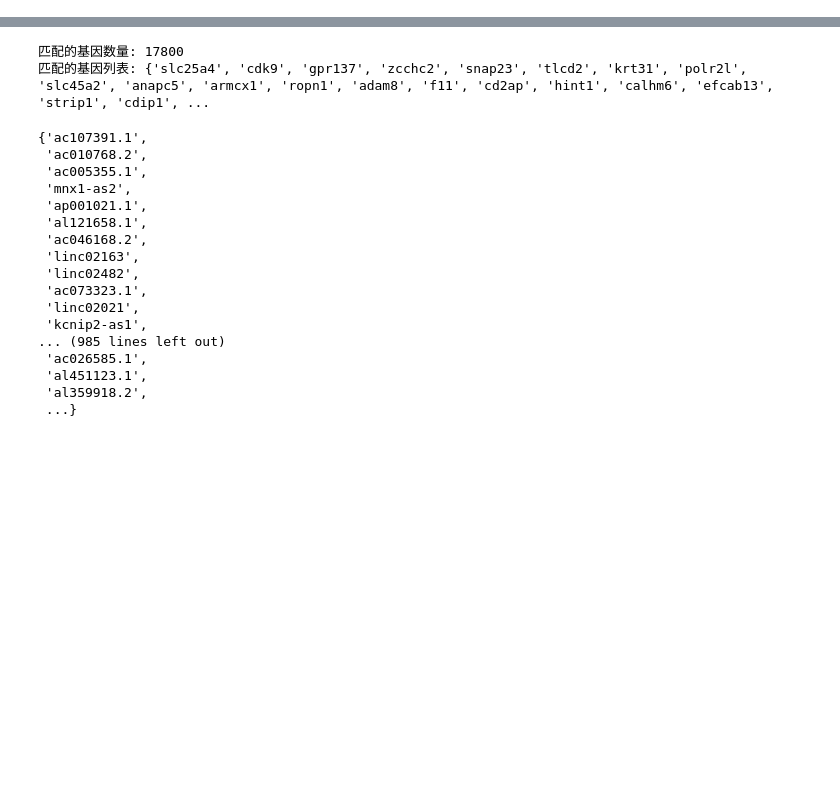
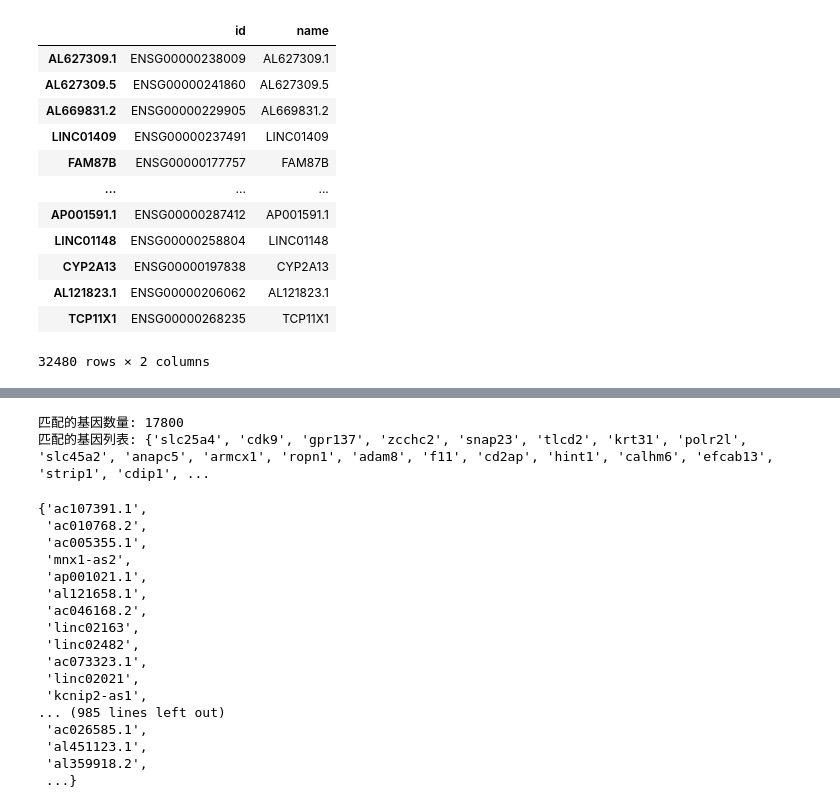
Before and after one commit to HenryLau7/ssl_refactor, a Jupyter notebook: GEX_human_neocortex_random_mask_finetune_full.ipynb, the cells around one changed output, grey strips where cells are left out. Saved outputs shown, nothing was run; the diff lists cells and outputs as text; code cells hidden in the pictures; blank space fills up the shorter version.

```diff
--- a/GEX_human_neocortex_random_mask_finetune_full.ipynb
+++ b/GEX_human_neocortex_random_mask_finetune_full.ipynb
@@ -38,3 +38,19 @@ estim.model = MLPAutoEncoder.load_from_checkpoint(
     masking_strategy="random",  # 假设模型使用了随机掩码
     masking_rate=0.5,  # 根据需要调整
 )
+# %%
+adata.var
+# %% [output]
+|  | id | name |
+| AL627309.1 | ENSG00000238009 | AL627309.1 |
+| AL627309.5 | ENSG00000241860 | AL627309.5 |
+| AL669831.2 | ENSG00000229905 | AL669831.2 |
+| LINC01409 | ENSG00000237491 | LINC01409 |
+| FAM87B | ENSG00000177757 | FAM87B |
+| ... | ... | ... |
+| AP001591.1 | ENSG00000287412 | AP001591.1 |
+| LINC01148 | ENSG00000258804 | LINC01148 |
+| CYP2A13 | ENSG00000197838 | CYP2A13 |
+| AL121823.1 | ENSG00000206062 | AL121823.1 |
+| TCP11X1 | ENSG00000268235 | TCP11X1 |
+32480 rows × 2 columns
```
Also changed, not shown: parts of 4 cells of this notebook.
